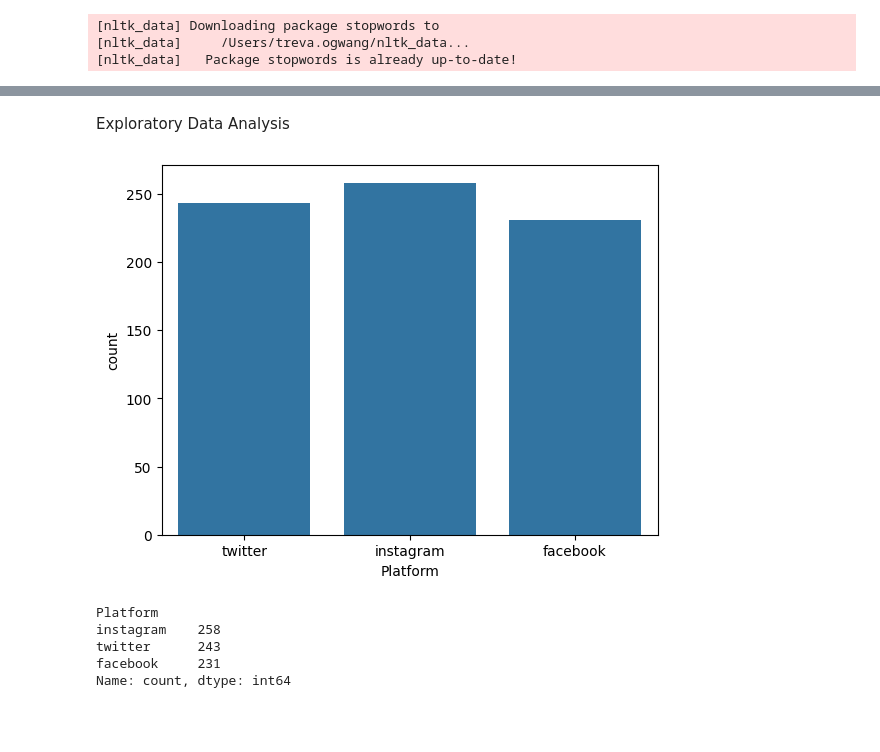
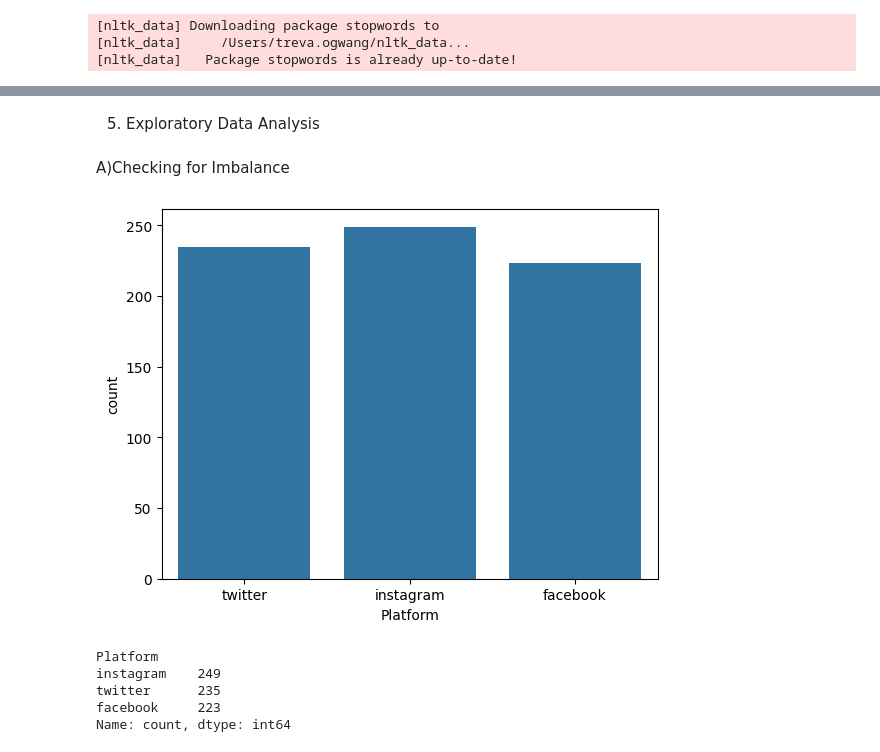
Before and after one commit to Begge10850/social_media, a Jupyter notebook: social_media_analysis.ipynb, the cells around one changed output, grey strips where cells are left out. Drawn from its saved outputs; the diff is of its cells as text; code cells hidden in the pictures; blank space fills up the shorter version.

```diff
--- a/social_media_analysis.ipynb
+++ b/social_media_analysis.ipynb
@@ -165,0 +188,5 @@ df_cleaned.head(10)
+# %%
+# Remove duplicates from the 'Text' column
+df_cleaned = df_cleaned.drop_duplicates(subset='Text', keep='first')
+
+print("Duplicates removed")
@@ -166,5 +227,33 @@ df_cleaned.head(10)
+# %%
+lemmatizer = WordNetLemmatizer()
+
+# Function to get the correct POS tag for lemmatization
+def get_wordnet_pos(tag):
+    if tag.startswith('J'):
+        return wordnet.ADJ  # Adjective
+    elif tag.startswith('V'):
+        return wordnet.VERB  # Verb
+    elif tag.startswith('N'):
+        return wordnet.NOUN  # Noun
+    elif tag.startswith('R'):
+        return wordnet.ADV  # Adverb
+    else:
+        return wordnet.NOUN  # Default to NOUN if unknown
+
+# Function to lemmatize text with the correct POS tagging
+def lemmatize_text(text):
+    lemmatizer = WordNetLemmatizer()
+    tokens = word_tokenize(text)  # Tokenize the text
+    tagged_tokens = nltk.pos_tag(tokens)  # Get POS tags for tokens
+    lemmatized_words = [lemmatizer.lemmatize(word, get_wordnet_pos(tag)) for word, tag in tagged_tokens]  # Lemmatize each word with the correct POS tag
+    return " ".join(lemmatized_words)
+
+
+# Apply to your dataset
+df_cleaned['Lemmatized_Text'] = df_cleaned['Cleaned_Text'].apply(lemmatize_text)
 # %%
-columns_order = ['Text', 'Cleaned_Text', 'Platform', 'Retweets', 'Likes', 'Country', 'Year', 'Month', 'Day', 'Hour']
+#Spcifying the order of the columns
+columns_order = ['Text', 'Cleaned_Text', 'Lemmatized_Text', 'Platform', 'Retweets', 'Likes', 'Country', 'Year', 'Month', 'Day', 'Hour']
 
 # Reordering the DataFrame
 df_cleaned = df_cleaned[columns_order]
@@ -181,14 +270,16 @@ df_cleaned.head()
 # %% [markdown]
-Exploratory Data Analysis
+5. Exploratory Data Analysis
+# %% [markdown]
+A)Checking for Imbalance
 # %%
 #Checking for Imbalance by checking the amount of text in each platform.
-sns.countplot(x=df['Platform'])
+sns.countplot(x=df_cleaned['Platform'])
 plt.show()
-print(df['Platform'].value_counts())
+print(df_cleaned['Platform'].value_counts())
 # %% [output]
-[figure, old version]
+[figure, new version]
 Platform
-instagram    258
-twitter      243
-facebook     231
+instagram    249
+twitter      235
+facebook     223
 Name: count, dtype: int64
```
Also changed, not shown: parts of 21 cells of this notebook.
